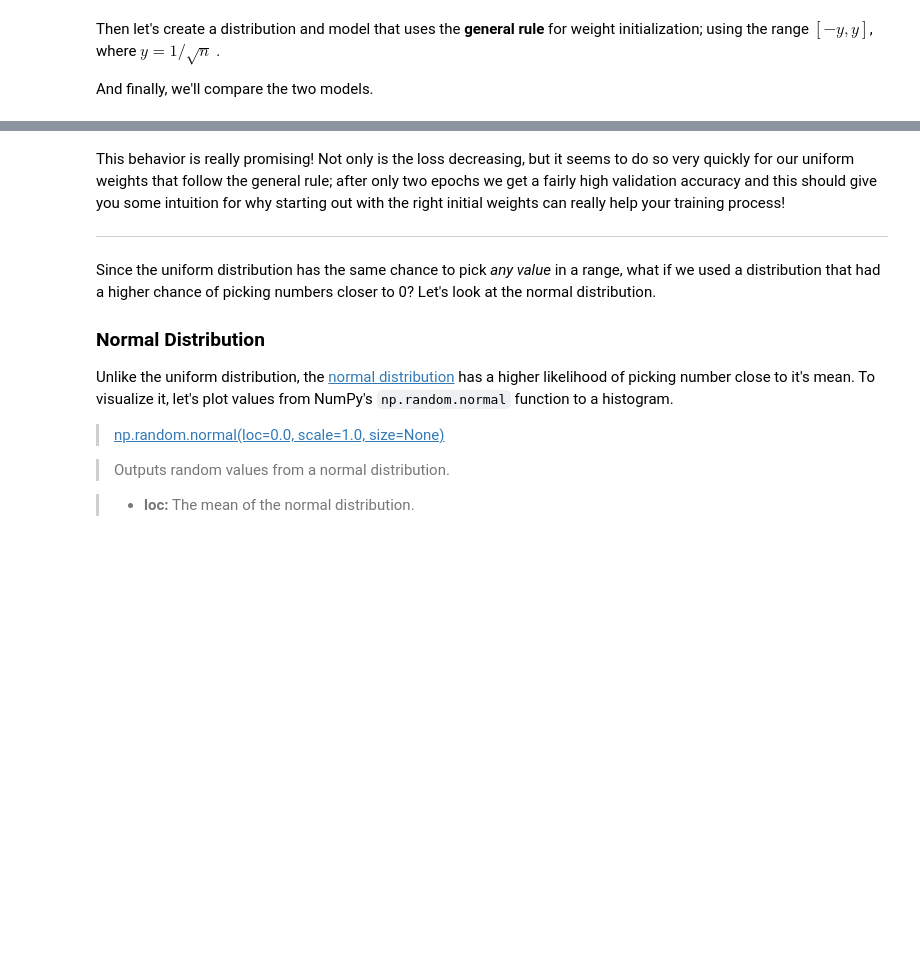
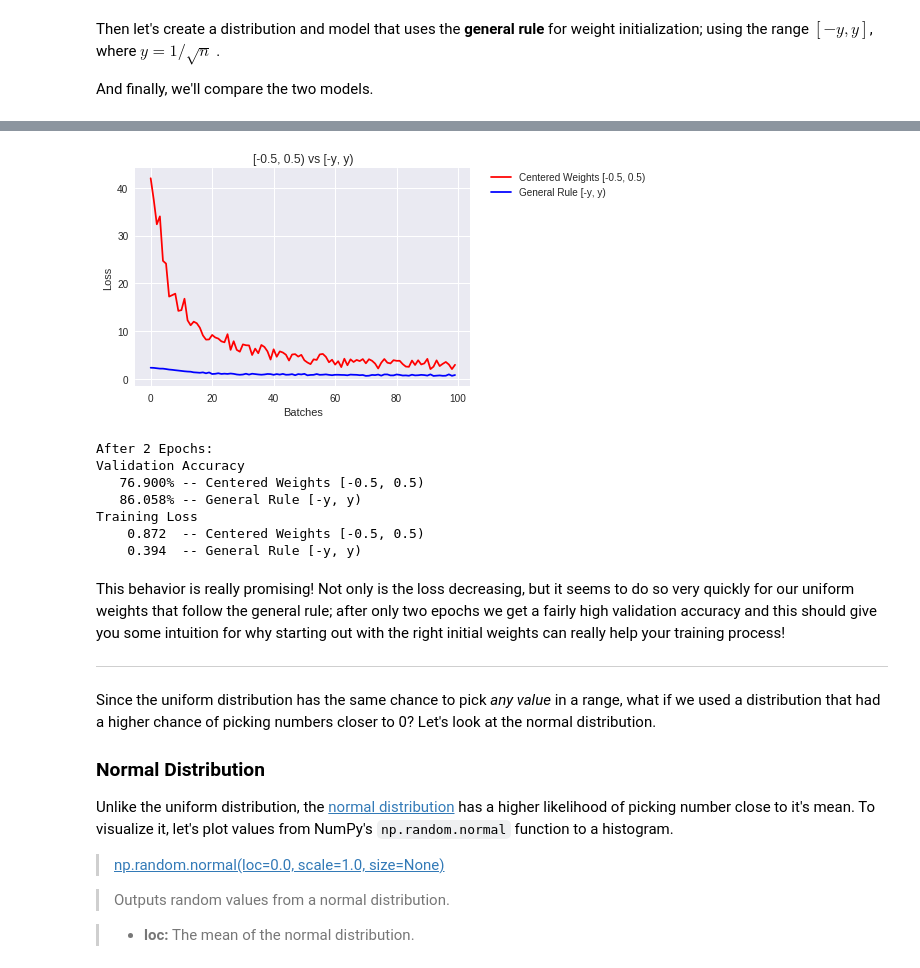
Before and after one commit to huangjiancong1/deep-learning-v2-pytorch, a Jupyter notebook: weight-initialization/weight_initialization_exercise.ipynb, the cells around one changed output, grey strips where cells are left out. Cells and saved outputs as stored; diff of their text form; code cells hidden in the pictures; blank space fills up the shorter version.

```diff
--- a/weight-initialization/weight_initialization_exercise.ipynb
+++ b/weight-initialization/weight_initialization_exercise.ipynb
@@ -443,13 +457,22 @@ model_rule.apply(weights_init_uniform_rule)
 # %%
 # compare these two models
 model_list = [(model_centered, 'Centered Weights [-0.5, 0.5)'),
               (model_rule, 'General Rule [-y, y)')]
 
 # evaluate behavior
-helpers.compare_init_weights(model_list,
+compare_init_weights(model_list,
                              '[-0.5, 0.5) vs [-y, y)',
                              train_loader,
                              valid_loader)
+# %% [output]
+[figure, added]
+After 2 Epochs:
+Validation Accuracy
+   76.900% -- Centered Weights [-0.5, 0.5)
+   86.058% -- General Rule [-y, y)
+Training Loss
+    0.872  -- Centered Weights [-0.5, 0.5)
+    0.394  -- General Rule [-y, y)
 # %% [markdown]
 This behavior is really promising! Not only is the loss decreasing, but it seems to do so very quickly for our uniform weights that follow the general rule; after only two epochs we get a fairly high validation accuracy and this should give you some intuition for why starting out with the right initial weights can really help your training process!
 
```
Also changed, not shown: parts of 6 cells of this notebook.
